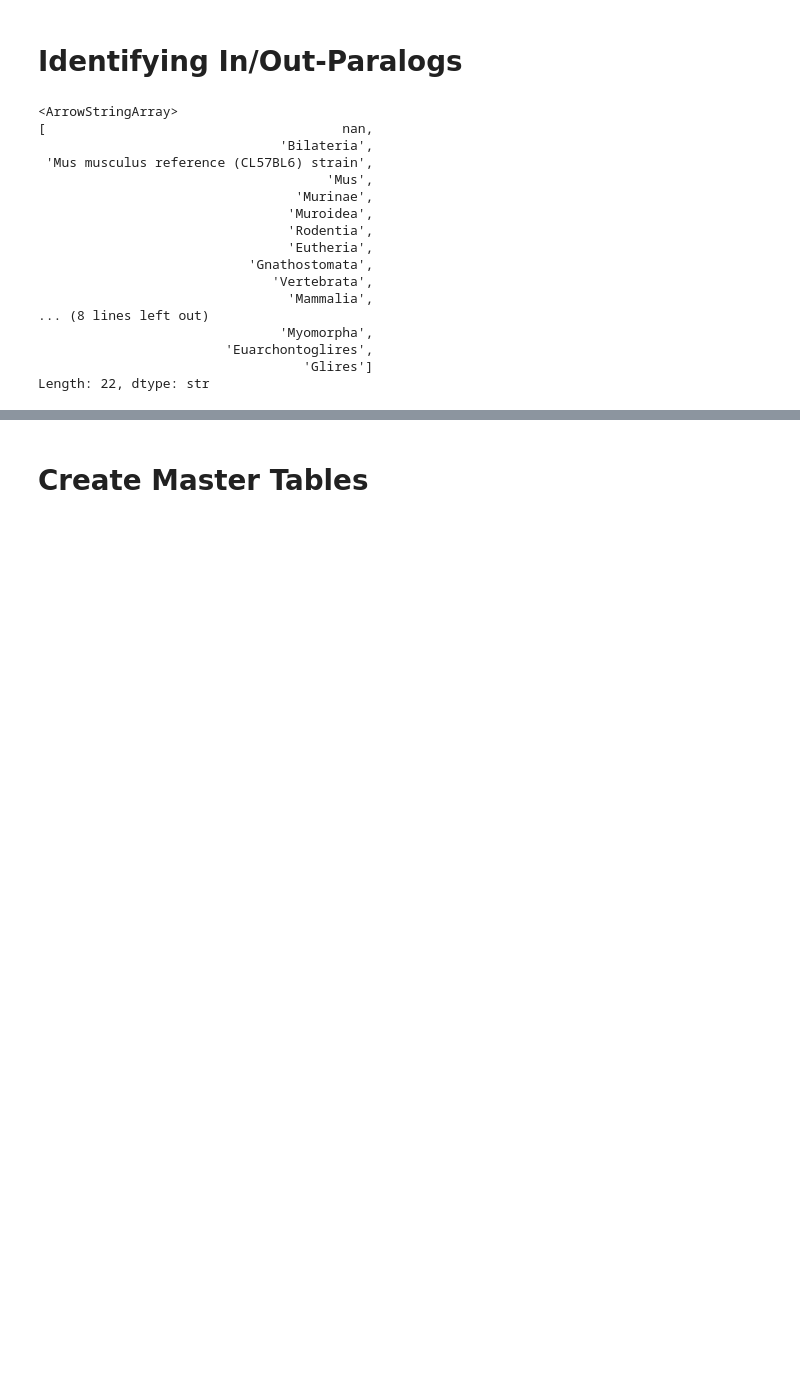
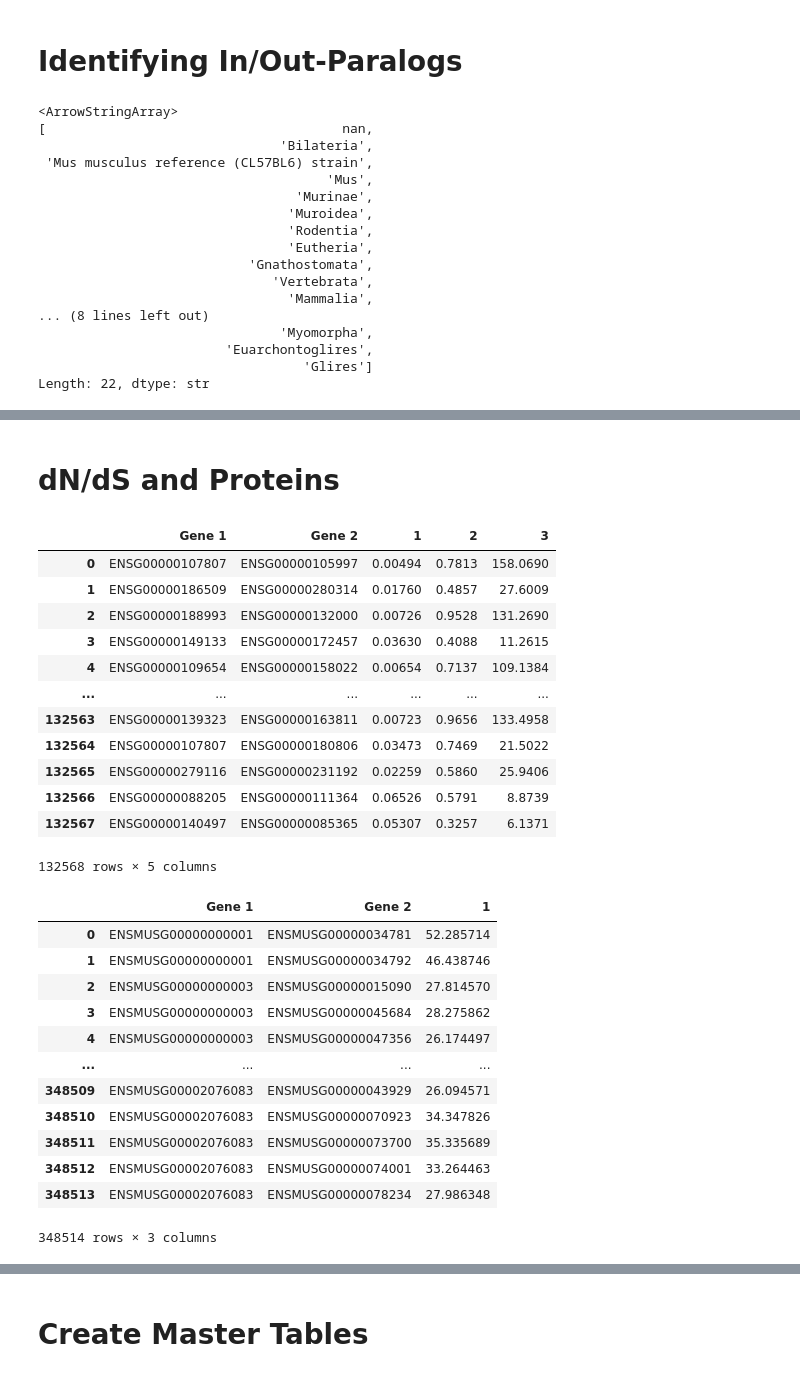
Before and after one commit to AndrewH72/Gene-Duplication, a Jupyter notebook: scripts/createMasterTables.ipynb, the cells around one changed output, grey strips where cells are left out. Saved outputs shown, nothing was run; the diff lists cells and outputs as text; code cells hidden in the pictures; blank space fills up the shorter version.

```diff
--- a/scripts/createMasterTables.ipynb
+++ b/scripts/createMasterTables.ipynb
@@ -161,0 +181,47 @@ masterTableMouse["Paralogy Type"] = np.select(mouseParalogyConditions, paralogyC
+# %% [markdown]
+# dN/dS and Proteins
+# %%
+humanParalogdNdS = pd.read_csv("/Users/andrewhsu/Projects/McNair/data/OmegaDnDs/paralogsHumanOmegaDnDs.txt", sep="\t", header=None)
+mouseParalogdNdS = pd.read_csv("/Users/andrewhsu/Projects/McNair/data/OmegaDnDs/paralogsMouseOmegaDnDs.txt", sep="\t", header=None)
+humanParalogProtID = pd.read_csv("/Users/andrewhsu/Projects/McNair/data/proteinIdentity/paralogsHumanProtId.txt", sep="\t", header=None)
+mouseParalogProtID = pd.read_csv("/Users/andrewhsu/Projects/McNair/data/proteinIdentity/paralogsMouseProtId.txt", sep="\t", header=None)
+
+humanParalogdNdS[["Gene 1", "Gene 2"]] = humanParalogdNdS.pop(0).str.split("__", expand=True)
+humanParalogdNdS = humanParalogdNdS.iloc[:, [3, 4, 0, 1, 2]]
+mouseParalogdNdS[["Gene 1", "Gene 2"]] = mouseParalogdNdS.pop(0).str.split("__", expand=True)
+mouseParalogdNdS = mouseParalogdNdS.iloc[:, [3, 4, 0, 1, 2]]
+
+humanParalogProtID[["Gene 1", "Gene 2"]] = humanParalogProtID.pop(0).str.split("__", expand=True)
+humanParalogProtID = humanParalogProtID.iloc[:, [1, 2, 0]]
+mouseParalogProtID[["Gene 1", "Gene 2"]] = mouseParalogProtID.pop(0).str.split("__", expand=True)
+mouseParalogProtID = mouseParalogProtID.iloc[:, [1, 2, 0]]
+
+display(humanParalogdNdS)
+display(mouseParalogProtID)
+# %% [output]
+|  | Gene 1 | Gene 2 | 1 | 2 | 3 |
+| 0 | ENSG00000107807 | ENSG00000105997 | 0.00494 | 0.7813 | 158.0690 |
+| 1 | ENSG00000186509 | ENSG00000280314 | 0.01760 | 0.4857 | 27.6009 |
+| 2 | ENSG00000188993 | ENSG00000132000 | 0.00726 | 0.9528 | 131.2690 |
+| 3 | ENSG00000149133 | ENSG00000172457 | 0.03630 | 0.4088 | 11.2615 |
+| 4 | ENSG00000109654 | ENSG00000158022 | 0.00654 | 0.7137 | 109.1384 |
+| ... | ... | ... | ... | ... | ... |
+| 132563 | ENSG00000139323 | ENSG00000163811 | 0.00723 | 0.9656 | 133.4958 |
+| 132564 | ENSG00000107807 | ENSG00000180806 | 0.03473 | 0.7469 | 21.5022 |
+| 132565 | ENSG00000279116 | ENSG00000231192 | 0.02259 | 0.5860 | 25.9406 |
+| 132566 | ENSG00000088205 | ENSG00000111364 | 0.06526 | 0.5791 | 8.8739 |
+| 132567 | ENSG00000140497 | ENSG00000085365 | 0.05307 | 0.3257 | 6.1371 |
+132568 rows × 5 columns
+|  | Gene 1 | Gene 2 | 1 |
+| 0 | ENSMUSG00000000001 | ENSMUSG00000034781 | 52.285714 |
+| 1 | ENSMUSG00000000001 | ENSMUSG00000034792 | 46.438746 |
+| 2 | ENSMUSG00000000003 | ENSMUSG00000015090 | 27.814570 |
+| 3 | ENSMUSG00000000003 | ENSMUSG00000045684 | 28.275862 |
+| 4 | ENSMUSG00000000003 | ENSMUSG00000047356 | 26.174497 |
+| ... | ... | ... | ... |
+| 348509 | ENSMUSG00002076083 | ENSMUSG00000043929 | 26.094571 |
+| 348510 | ENSMUSG00002076083 | ENSMUSG00000070923 | 34.347826 |
+| 348511 | ENSMUSG00002076083 | ENSMUSG00000073700 | 35.335689 |
+| 348512 | ENSMUSG00002076083 | ENSMUSG00000074001 | 33.264463 |
+| 348513 | ENSMUSG00002076083 | ENSMUSG00000078234 | 27.986348 |
+348514 rows × 3 columns
```
Also changed, not shown: parts of 5 cells of this notebook, 1 other file.
